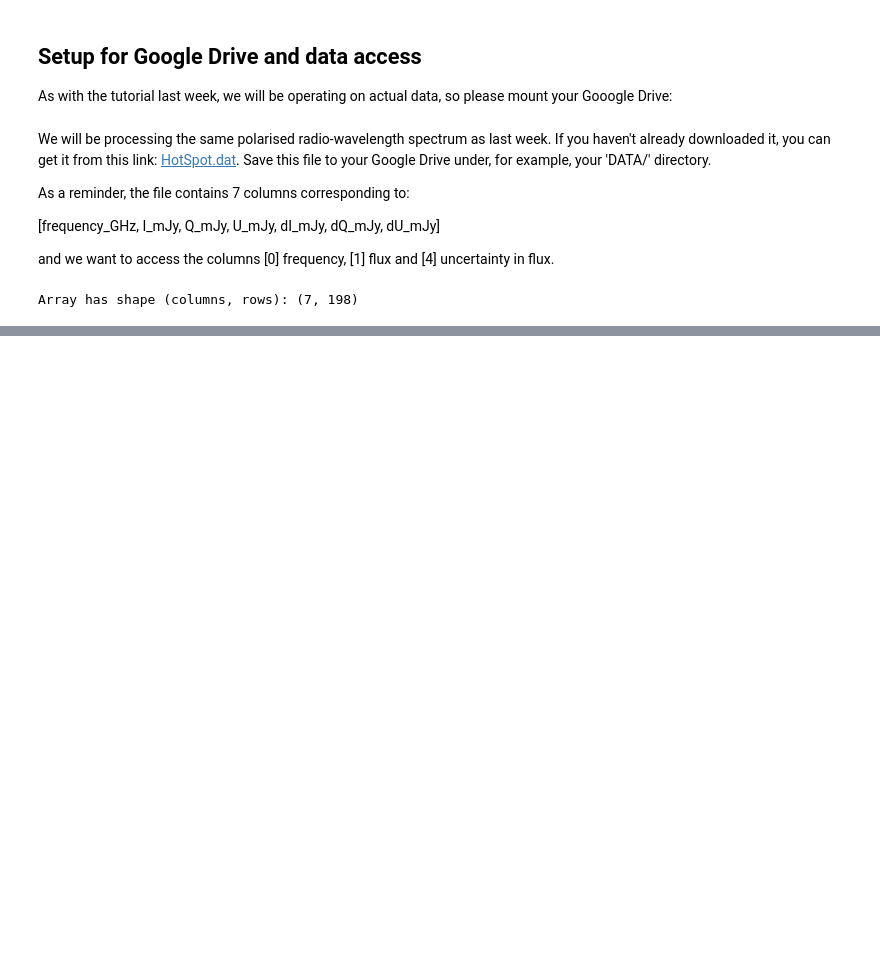
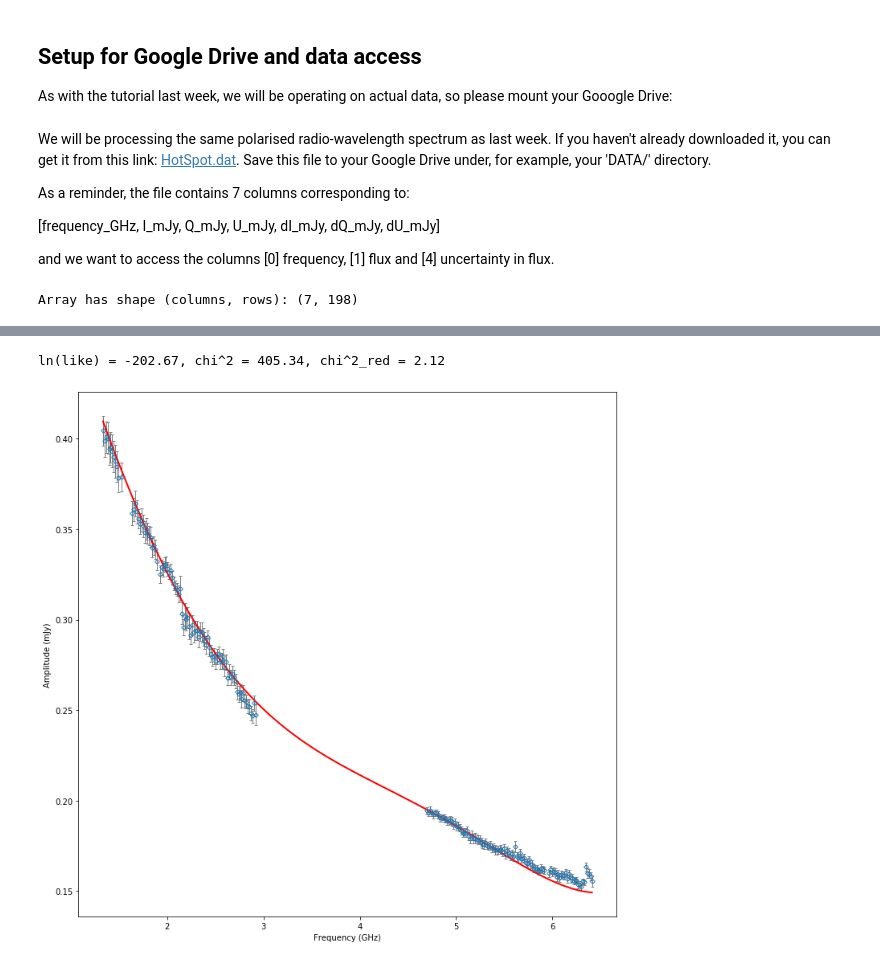
Before and after one commit to MQ-ASTR3110-2021/ASTR3110_Tutorial_Notebooks_2021, a Jupyter notebook: ASTR3110_Tutorial_4_MCMC.ipynb, the cells around one changed output, grey strips where cells are left out. Drawn from its saved outputs; the diff is of its cells as text; code cells hidden in the pictures; blank space fills up the shorter version.

```diff
--- a/ASTR3110_Tutorial_4_MCMC.ipynb
+++ b/ASTR3110_Tutorial_4_MCMC.ipynb
@@ -57,0 +114,33 @@ Array has shape (columns, rows): (7, 198)
+# %%
+# Function to calculate the log-likelihood of our model
+def lnlike_model(p, xData, yData, dyData):
+    """
+    Evaluate log-likelihood given the parameters and data
+    """
+
+    # Bake in the current parameters into the polynomial
+    evalPolyFunc = poly5(p)
+
+    # Calculate the y values at the given x values
+    yModel = evalPolyFunc(xData)
+
+    # Calculate chi-squared value
+    chisqValue = np.sum( ((yModel - yData) / dyData)**2 )
+
+    return -chisqValue / 2
+# %%
+# Check with best fit values from Tutorial 3
+pFit = [ 2.46e-04, -4.07e-03,  2.11e-02,
+        -1.67e-02, -1.8e-01,  6.41e-01]
+lnLikeModel = lnlike_model(pFit, xData, yData, dyData)
+chiSq = -2 * lnLikeModel
+dof = len(xData) - len(pFit) - 1
+chiSqRed = chiSq / dof
+print("ln(like) = {:.2f}, chi^2 = {:.2f}, chi^2_red = {:.2f}"
+      .format(lnLikeModel, chiSq, chiSqRed))
+
+# Plot the data and fit
+plot_spec_poly5(xData, yData, dyData, pFit)
+# %% [output]
+ln(like) = -202.67, chi^2 = 405.34, chi^2_red = 2.12
+[figure, added]
```
Also changed, not shown: parts of 31 cells of this notebook, 3 other files.
